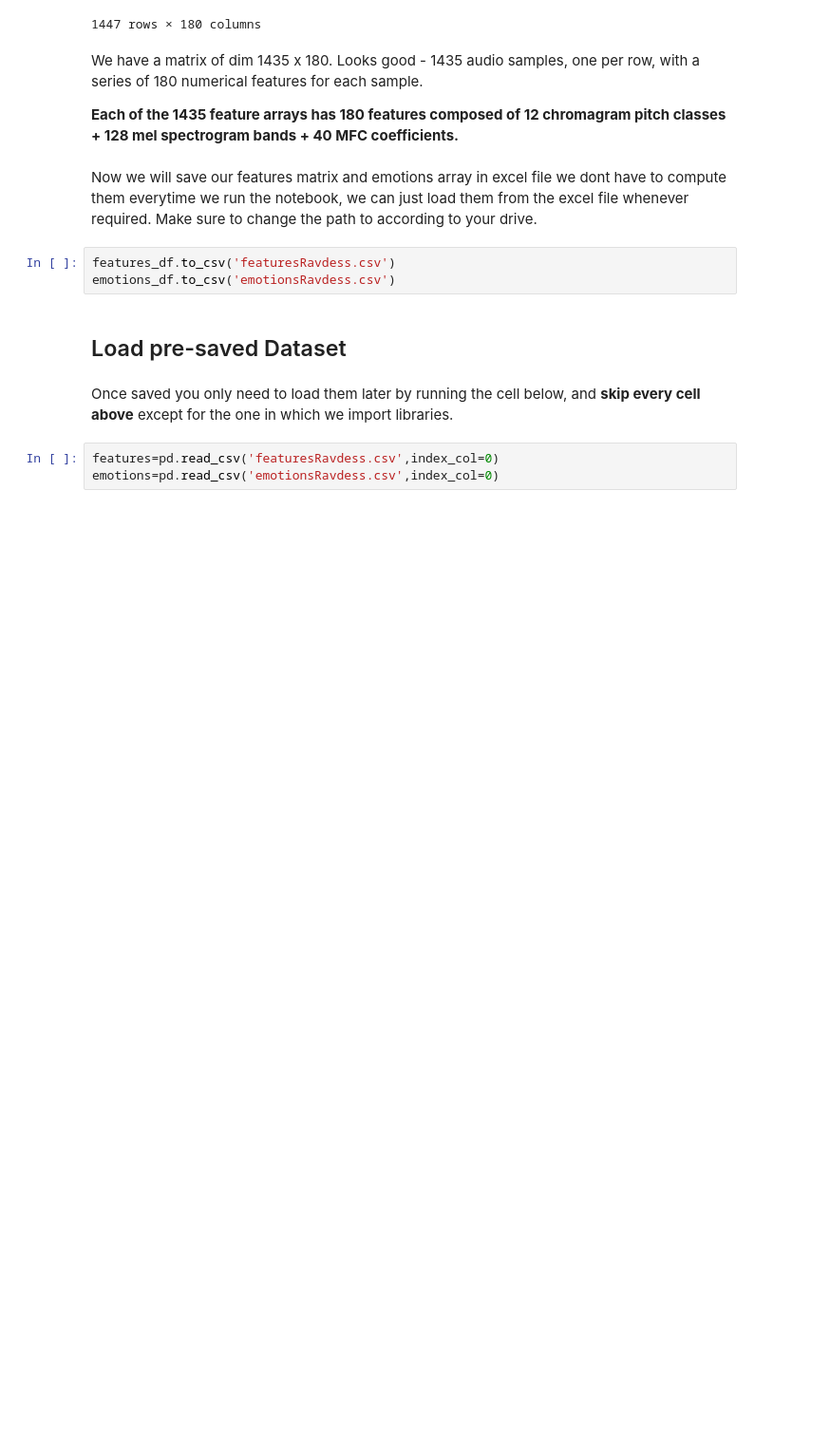
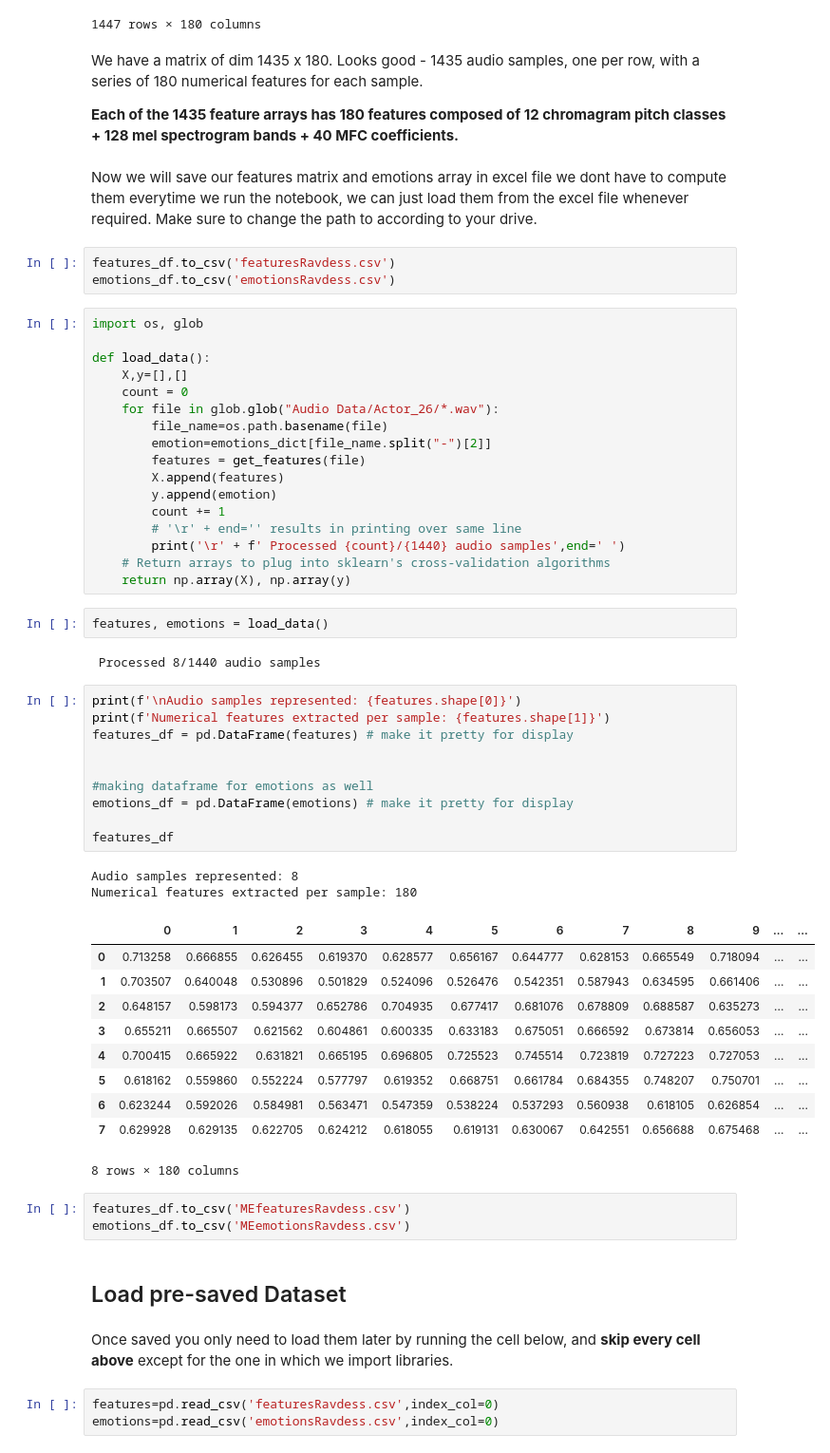
Before and after one commit to keziataufiq/Week3-ClassicML, a Jupyter notebook: Week_3_MachineLearning.ipynb, the cells around one changed output. Shown: that part at 95% size. Saved outputs shown, nothing was run; the diff lists cells and outputs as text; blank space fills up the shorter version.

```diff
--- a/Week_3_MachineLearning.ipynb
+++ b/Week_3_MachineLearning.ipynb
@@ -231,6 +231,53 @@ Now we will save our features matrix and emotions array in excel file we dont ha
 # %%
 features_df.to_csv('featuresRavdess.csv')
 emotions_df.to_csv('emotionsRavdess.csv')
+# %%
+import os, glob
+
+def load_data():
+    X,y=[],[]
+    count = 0
+    for file in glob.glob("Audio Data/Actor_26/*.wav"):
+        file_name=os.path.basename(file)
+        emotion=emotions_dict[file_name.split("-")[2]]
+        features = get_features(file)
+        X.append(features)
+        y.append(emotion)
+        count += 1
+        # '\r' + end='' results in printing over same line
+        print('\r' + f' Processed {count}/{1440} audio samples',end=' ')
+    # Return arrays to plug into sklearn's cross-validation algorithms
+    return np.array(X), np.array(y)
+# %%
+features, emotions = load_data()
+# %% [output]
+ Processed 8/1440 audio samples
+# %%
+print(f'\nAudio samples represented: {features.shape[0]}')
+print(f'Numerical features extracted per sample: {features.shape[1]}')
+features_df = pd.DataFrame(features) # make it pretty for display
+
+
+#making dataframe for emotions as well
+emotions_df = pd.DataFrame(emotions) # make it pretty for display
+
+features_df
+# %% [output]
+Audio samples represented: 8
+Numerical features extracted per sample: 180
+|  | 0 | 1 | 2 | 3 | 4 | 5 | 6 | 7 | 8 | 9 | ... | ... |
+| 0 | 0.713258 | 0.666855 | 0.626455 | 0.619370 | 0.628577 | 0.656167 | 0.644777 | 0.628153 | 0.665549 | 0.718094 | ... | ... |
+| 1 | 0.703507 | 0.640048 | 0.530896 | 0.501829 | 0.524096 | 0.526476 | 0.542351 | 0.587943 | 0.634595 | 0.661406 | ... | ... |
+| 2 | 0.648157 | 0.598173 | 0.594377 | 0.652786 | 0.704935 | 0.677417 | 0.681076 | 0.678809 | 0.688587 | 0.635273 | ... | ... |
+| 3 | 0.655211 | 0.665507 | 0.621562 | 0.604861 | 0.600335 | 0.633183 | 0.675051 | 0.666592 | 0.673814 | 0.656053 | ... | ... |
+| 4 | 0.700415 | 0.665922 | 0.631821 | 0.665195 | 0.696805 | 0.725523 | 0.745514 | 0.723819 | 0.727223 | 0.727053 | ... | ... |
+| 5 | 0.618162 | 0.559860 | 0.552224 | 0.577797 | 0.619352 | 0.668751 | 0.661784 | 0.684355 | 0.748207 | 0.750701 | ... | ... |
+| 6 | 0.623244 | 0.592026 | 0.584981 | 0.563471 | 0.547359 | 0.538224 | 0.537293 | 0.560938 | 0.618105 | 0.626854 | ... | ... |
+| 7 | 0.629928 | 0.629135 | 0.622705 | 0.624212 | 0.618055 | 0.619131 | 0.630067 | 0.642551 | 0.656688 | 0.675468 | ... | ... |
+8 rows × 180 columns
+# %%
+features_df.to_csv('MEfeaturesRavdess.csv')
+emotions_df.to_csv('MEemotionsRavdess.csv')
 # %% [markdown]
 ## Load pre-saved Dataset
 # %% [markdown]
```
Also changed, not shown: parts of 4 cells of this notebook.
